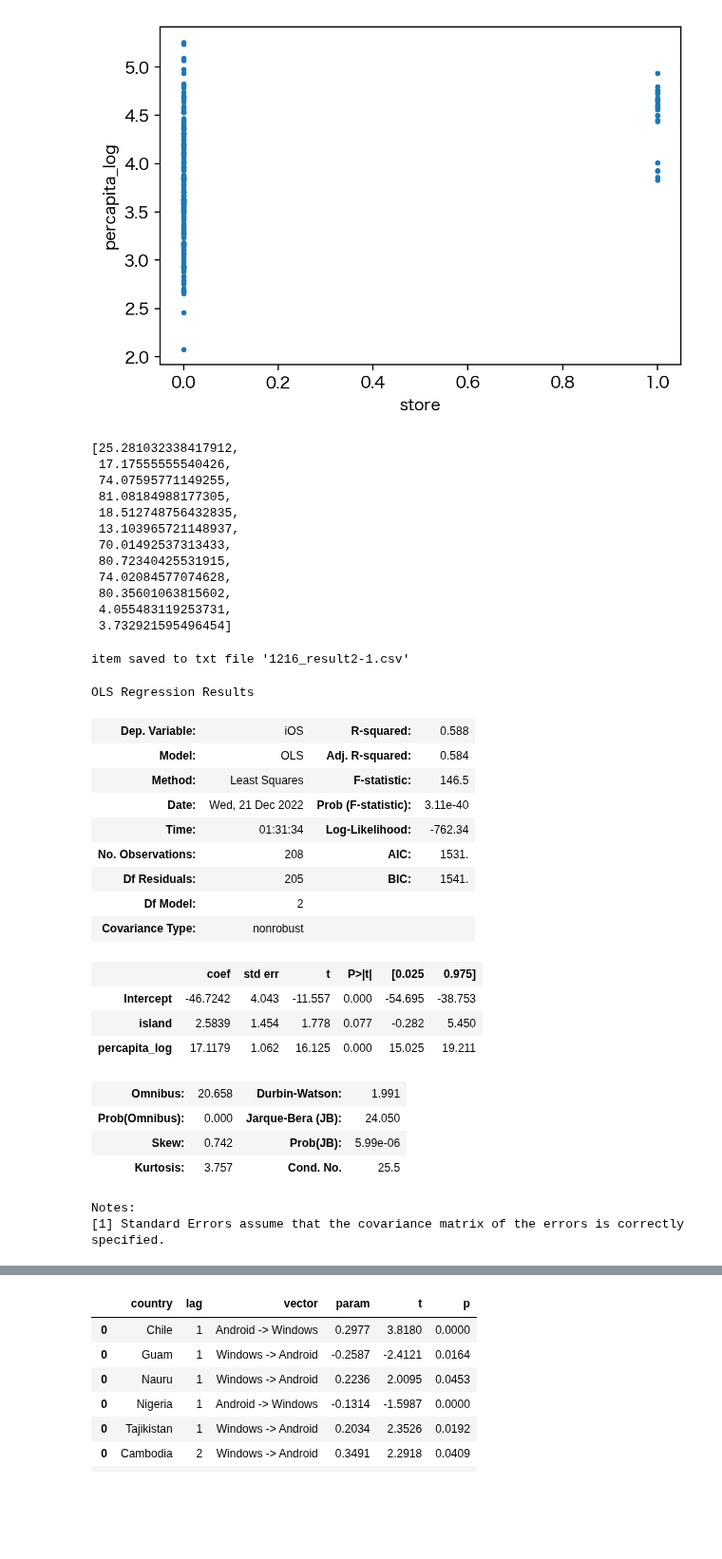
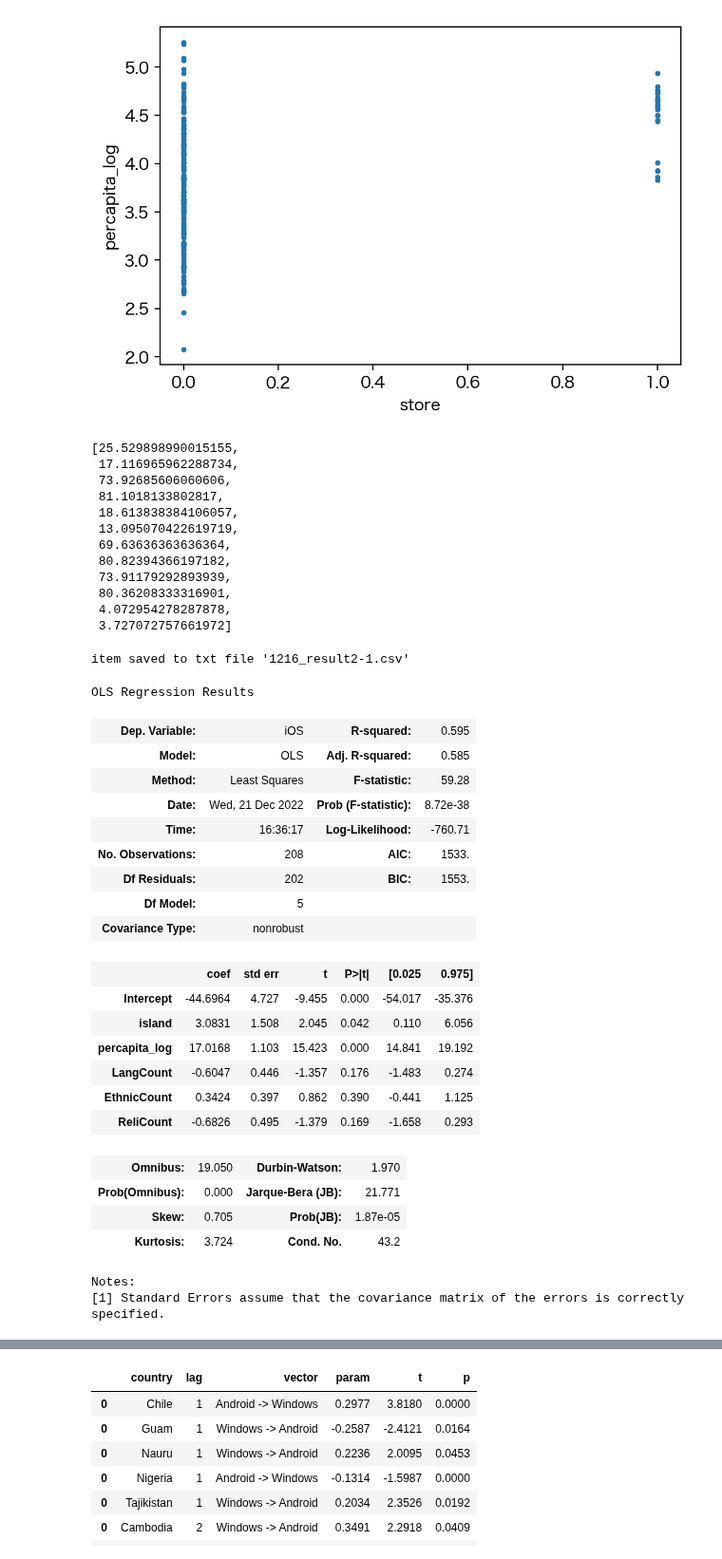
Before and after one commit to kkikrym/graduation_thesis, a Jupyter notebook: analysis.ipynb, the cells around one changed output, grey strips where cells are left out. Shown at 95% size. Drawn from its saved outputs; the diff is of its cells as text; code cells hidden in the pictures; blank space fills up the shorter version.

```diff
--- a/analysis.ipynb
+++ b/analysis.ipynb
@@ -176,7 +176,7 @@ df = df.drop(columns=["Unnamed: 0.3", "Unnamed: 0.2","Unnamed: 0.1","Unnamed: 0"
 df = pd.read_csv("cross-section2022_final.csv")
 df["share_square"] = [ int(df.iloc[i]["iOS"])^2 + int(df.iloc[i]["Android"])^2 for i in range(len(df)) ]
 df["year"] = [ df.iloc[i]["sortname"][-4:] for i in range(len(df))]
-data=df[["iOS","OSX","Android","Windows","island","store","percapita_log","share_square","LangCount","EthnicCount","ReliCount"]].dropna()
+data=df[["country","code","iOS","OSX","Android","Windows","island","store","percapita_log","share_square","LangCount","EthnicCount","ReliCount"]].dropna()
 for item in data.columns:
     data[item+"_island"] = data[data["island"]==1][item]
     data[item+"_not_island"] = data[data["island"]==0][item]
@@ -250,59 +234,62 @@ l = [
 ]
 l
 # %% [output]
-[25.281032338417912,
- 17.17555555540426,
- 74.07595771149255,
- 81.08184988177305,
- 18.512748756432835,
- 13.103965721148937,
- 70.01492537313433,
- 80.72340425531915,
- 74.02084577074628,
- 80.35601063815602,
- 4.055483119253731,
- 3.732921595496454]
+[25.529898990015155,
+ 17.116965962288734,
+ 73.92685606060606,
+ 81.1018133802817,
+ 18.613838384106057,
+ 13.095070422619719,
+ 69.63636363636364,
+ 80.82394366197182,
+ 73.91179292893939,
+ 80.36208333316901,
+ 4.072954278287878,
+ 3.727072757661972]
 # %%
 # iOS
 l = [
 "island",
 "percapita_log",
 #"OSX",
 #"store",
-#"LangCount",
-#"EthnicCount",
-#"ReliCount",
+"LangCount",
+"EthnicCount",
+"ReliCount",
 #
 #"NonReli"
 ]
 formula = " iOS ~ "
 for item in l:
     formula += item + " + "
 formula = formula[0:-2]
 l.append("iOS")
 res = ols(formula, data=data[l].dropna()).fit()
 txt_dump_line("1216_result2-1.csv" ,res.summary().as_csv())
 res.summary()
 # %% [output]
 item saved to txt file '1216_result2-1.csv'
 OLS Regression Results
-| Dep. Variable: | iOS | R-squared: | 0.588 |
-| Model: | OLS | Adj. R-squared: | 0.584 |
-| Method: | Least Squares | F-statistic: | 146.5 |
-| Date: | Wed, 21 Dec 2022 | Prob (F-statistic): | 3.11e-40 |
-| Time: | 01:31:34 | Log-Likelihood: | -762.34 |
-| No. Observations: | 208 | AIC: | 1531. |
-| Df Residuals: | 205 | BIC: | 1541. |
-| Df Model: | 2 |  |  |
+| Dep. Variable: | iOS | R-squared: | 0.595 |
+| Model: | OLS | Adj. R-squared: | 0.585 |
+| Method: | Least Squares | F-statistic: | 59.28 |
+| Date: | Wed, 21 Dec 2022 | Prob (F-statistic): | 8.72e-38 |
+| Time: | 16:36:17 | Log-Likelihood: | -760.71 |
+| No. Observations: | 208 | AIC: | 1533. |
+| Df Residuals: | 202 | BIC: | 1553. |
+| Df Model: | 5 |  |  |
 | Covariance Type: | nonrobust |  |  |
 |  | coef | std err | t | P>|t| | [0.025 | 0.975] |
-| Intercept | -46.7242 | 4.043 | -11.557 | 0.000 | -54.695 | -38.753 |
-| island | 2.5839 | 1.454 | 1.778 | 0.077 | -0.282 | 5.450 |
-| percapita_log | 17.1179 | 1.062 | 16.125 | 0.000 | 15.025 | 19.211 |
+| Intercept | -44.6964 | 4.727 | -9.455 | 0.000 | -54.017 | -35.376 |
+| island | 3.0831 | 1.508 | 2.045 | 0.042 | 0.110 | 6.056 |
+| percapita_log | 17.0168 | 1.103 | 15.423 | 0.000 | 14.841 | 19.192 |
+| LangCount | -0.6047 | 0.446 | -1.357 | 0.176 | -1.483 | 0.274 |
+| EthnicCount | 0.3424 | 0.397 | 0.862 | 0.390 | -0.441 | 1.125 |
+| ReliCount | -0.6826 | 0.495 | -1.379 | 0.169 | -1.658 | 0.293 |
-| Omnibus: | 20.658 | Durbin-Watson: | 1.991 |
-| Prob(Omnibus): | 0.000 | Jarque-Bera (JB): | 24.050 |
-| Skew: | 0.742 | Prob(JB): | 5.99e-06 |
-| Kurtosis: | 3.757 | Cond. No. | 25.5 |
+| Omnibus: | 19.050 | Durbin-Watson: | 1.970 |
+| Prob(Omnibus): | 0.000 | Jarque-Bera (JB): | 21.771 |
+| Skew: | 0.705 | Prob(JB): | 1.87e-05 |
+| Kurtosis: | 3.724 | Cond. No. | 43.2 |
 Notes:
 [1] Standard Errors assume that the covariance matrix of the errors is correctly specified.
 # %%
```
Also changed, not shown: parts of 7 cells of this notebook, 3 other files.
